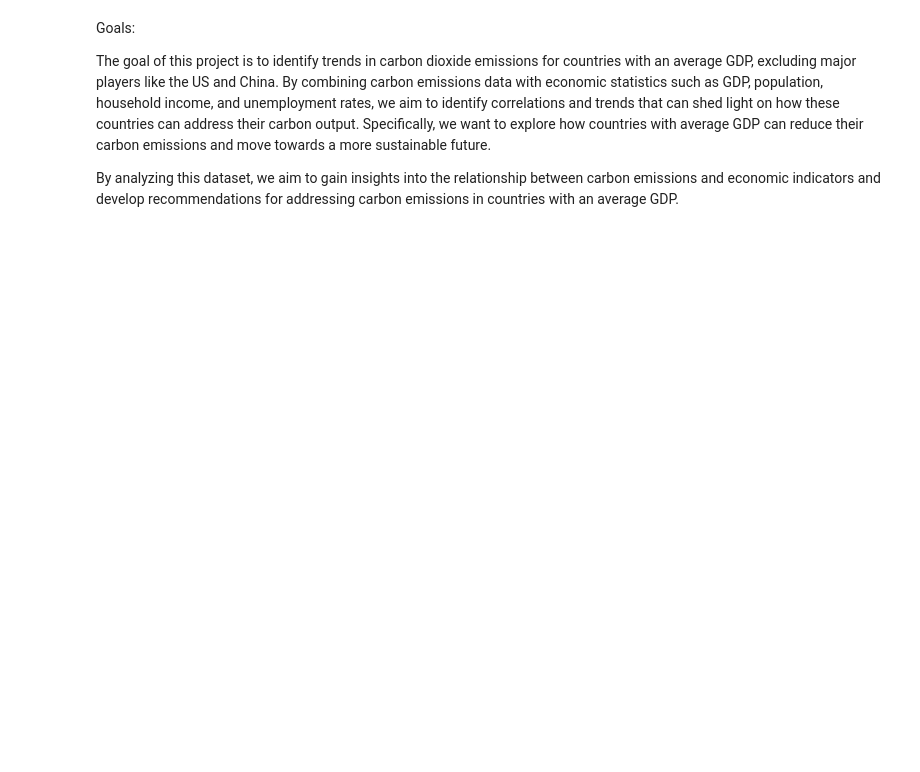
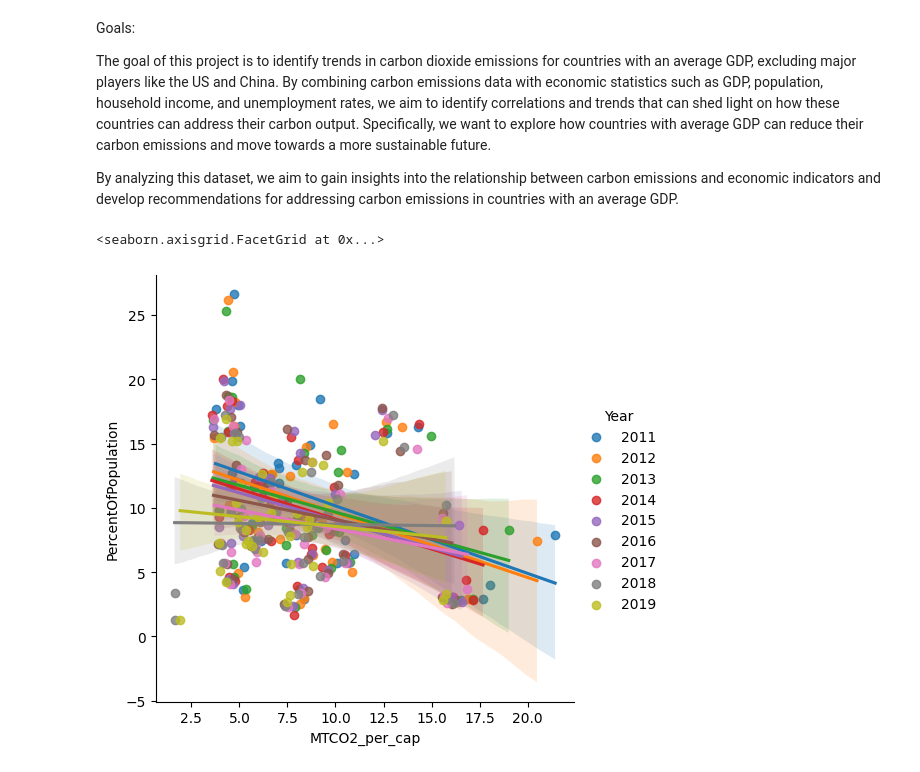
Before and after one commit to AtWillB/INST447-Final, a Jupyter notebook: analysis.ipynb, the cells around one changed output. Cells and saved outputs as stored; diff of their text form; code cells hidden in the pictures; blank space fills up the shorter version.

```diff
--- a/analysis.ipynb
+++ b/analysis.ipynb
@@ -30,0 +94,7 @@ plt.ylabel('CO2 per Capita')
+# %%
+badhealth_df = processed_df[processed_df['PrecievedHealth'] == 'Bad']
+# %%
+sns.lmplot(data=badhealth_df, x='MTCO2_per_cap', y='PercentOfPopulation', hue='Year')
+# %% [output]
+<seaborn.axisgrid.FacetGrid at 0x...>
+[figure, added]
```
Also changed, not shown: parts of 25 cells of this notebook.
